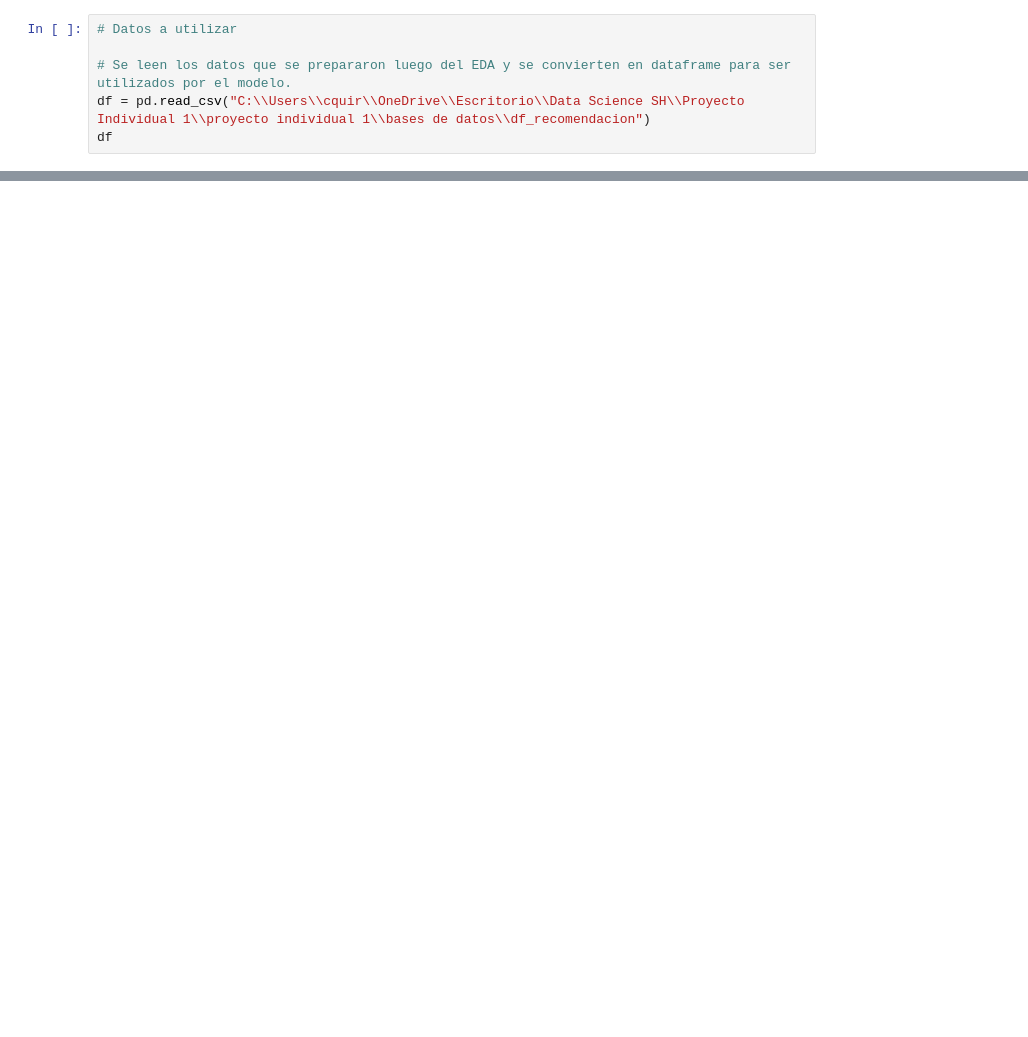
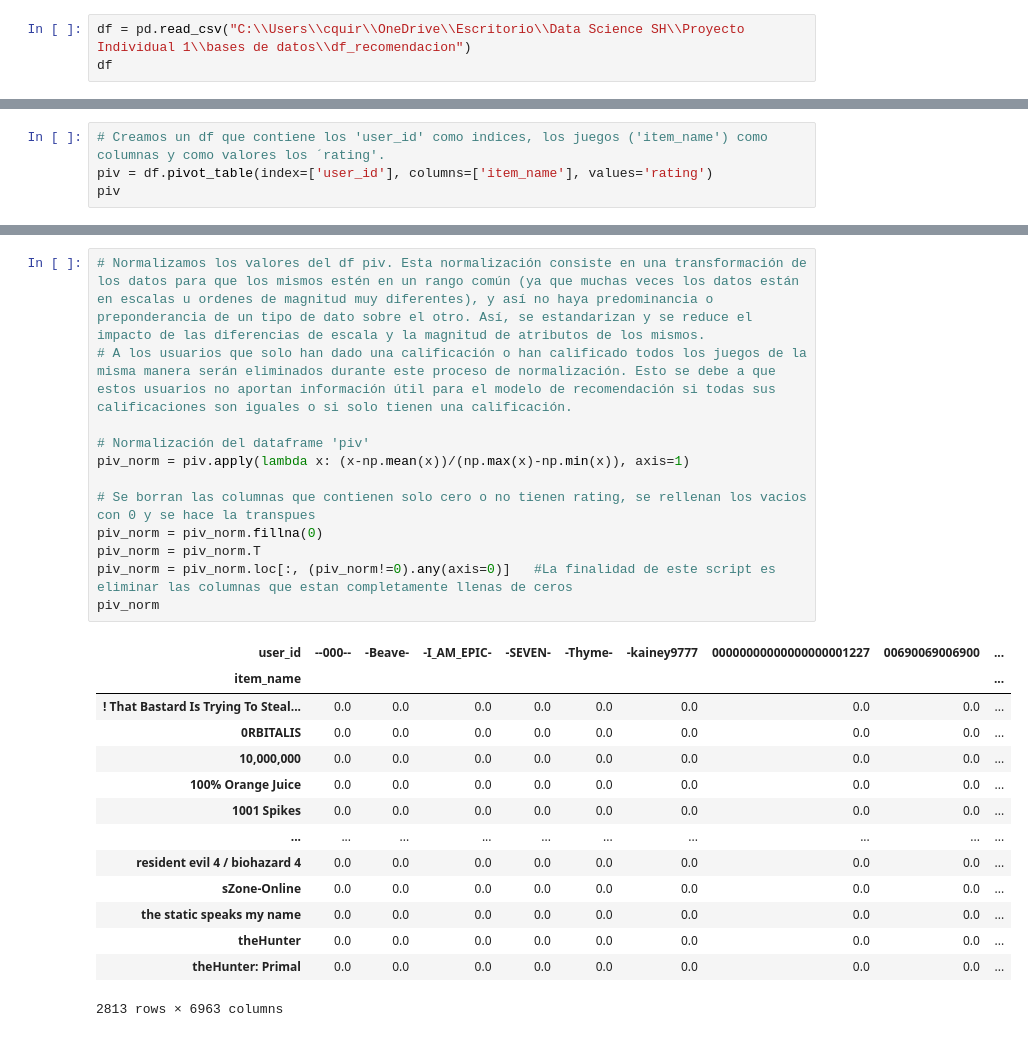
Before and after one commit to cristobalqv/PI_videojuegos_Steam, a Jupyter notebook: JupyterNotebooks/5 modelo ML.ipynb, the cells around one changed output, grey strips where cells are left out. Saved outputs shown, nothing was run; the diff lists cells and outputs as text; blank space fills up the shorter version.

```diff
--- a/JupyterNotebooks/5 modelo ML.ipynb
+++ b/JupyterNotebooks/5 modelo ML.ipynb
@@ -16,9 +12,6 @@ import operator
 import pyarrow as pa
 import pyarrow.parquet as pq
 # %%
-# Datos a utilizar
-
-# Se leen los datos que se prepararon luego del EDA y se convierten en dataframe para ser utilizados por el modelo.
-df = pd.read_csv("C:\\Users\\cquir\\OneDrive\\Escritorio\\Data Science SH\\Proyecto Individual 1\\proyecto individual 1\\bases de datos\\df_recomendacion")
+df = pd.read_csv("C:\\Users\\cquir\\OneDrive\\Escritorio\\Data Science SH\\Proyecto Individual 1\\bases de datos\\df_recomendacion")
 df
 # %% [output]
@@ -25,0 +31,4 @@ FileNotFoundError: [Errno 2] No such file or directory: 'C:\\Users\\cquir\\OneDr
+# %%
+# Creamos un df que contiene los 'user_id' como indices, los juegos ('item_name') como columnas y como valores los ´rating'.
+piv = df.pivot_table(index=['user_id'], columns=['item_name'], values='rating')
+piv
@@ -25,0 +50,27 @@ FileNotFoundError: [Errno 2] No such file or directory: 'C:\\Users\\cquir\\OneDr
+# %%
+# Normalizamos los valores del df piv. Esta normalización consiste en una transformación de los datos para que los mismos estén en un rango común (ya que muchas veces los datos están en escalas u ordenes de magnitud muy diferentes), y así no haya predominancia o preponderancia de un tipo de dato sobre el otro. Así, se estandarizan y se reduce el impacto de las diferencias de escala y la magnitud de atributos de los mismos.
+# A los usuarios que solo han dado una calificación o han calificado todos los juegos de la misma manera serán eliminados durante este proceso de normalización. Esto se debe a que estos usuarios no aportan información útil para el modelo de recomendación si todas sus calificaciones son iguales o si solo tienen una calificación.
+
+# Normalización del dataframe 'piv'
+piv_norm = piv.apply(lambda x: (x-np.mean(x))/(np.max(x)-np.min(x)), axis=1)
+
+# Se borran las columnas que contienen solo cero o no tienen rating, se rellenan los vacios con 0 y se hace la transpues
+piv_norm = piv_norm.fillna(0)
+piv_norm = piv_norm.T
+piv_norm = piv_norm.loc[:, (piv_norm!=0).any(axis=0)]   #La finalidad de este script es eliminar las columnas que estan completamente llenas de ceros
+piv_norm
+# %% [output]
+| user_id | --000-- | -Beave- | -I_AM_EPIC- | -SEVEN- | -Thyme- | -kainey9777 | 00000000000000000001227 | 00690069006900 | ... |
+| item_name |  |  |  |  |  |  |  |  | ... |
+| ! That Bastard Is Trying To Steal... | 0.0 | 0.0 | 0.0 | 0.0 | 0.0 | 0.0 | 0.0 | 0.0 | ... |
+| 0RBITALIS | 0.0 | 0.0 | 0.0 | 0.0 | 0.0 | 0.0 | 0.0 | 0.0 | ... |
+| 10,000,000 | 0.0 | 0.0 | 0.0 | 0.0 | 0.0 | 0.0 | 0.0 | 0.0 | ... |
+| 100% Orange Juice | 0.0 | 0.0 | 0.0 | 0.0 | 0.0 | 0.0 | 0.0 | 0.0 | ... |
+| 1001 Spikes | 0.0 | 0.0 | 0.0 | 0.0 | 0.0 | 0.0 | 0.0 | 0.0 | ... |
+| ... | ... | ... | ... | ... | ... | ... | ... | ... | ... |
+| resident evil 4 / biohazard 4 | 0.0 | 0.0 | 0.0 | 0.0 | 0.0 | 0.0 | 0.0 | 0.0 | ... |
+| sZone-Online | 0.0 | 0.0 | 0.0 | 0.0 | 0.0 | 0.0 | 0.0 | 0.0 | ... |
+| the static speaks my name | 0.0 | 0.0 | 0.0 | 0.0 | 0.0 | 0.0 | 0.0 | 0.0 | ... |
+| theHunter | 0.0 | 0.0 | 0.0 | 0.0 | 0.0 | 0.0 | 0.0 | 0.0 | ... |
+| theHunter: Primal | 0.0 | 0.0 | 0.0 | 0.0 | 0.0 | 0.0 | 0.0 | 0.0 | ... |
+2813 rows × 6963 columns
```
Also changed, not shown: parts of 11 cells of this notebook, 2 other files.
